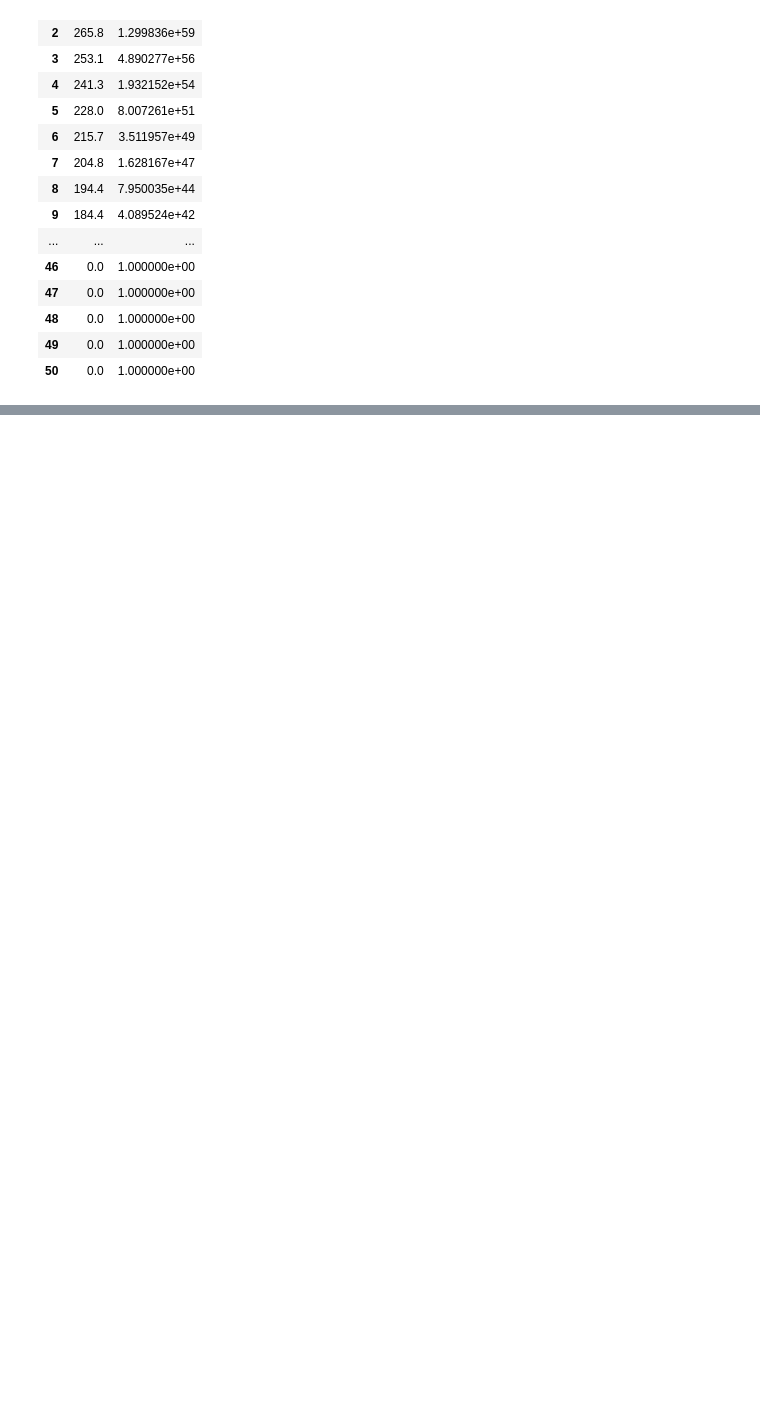
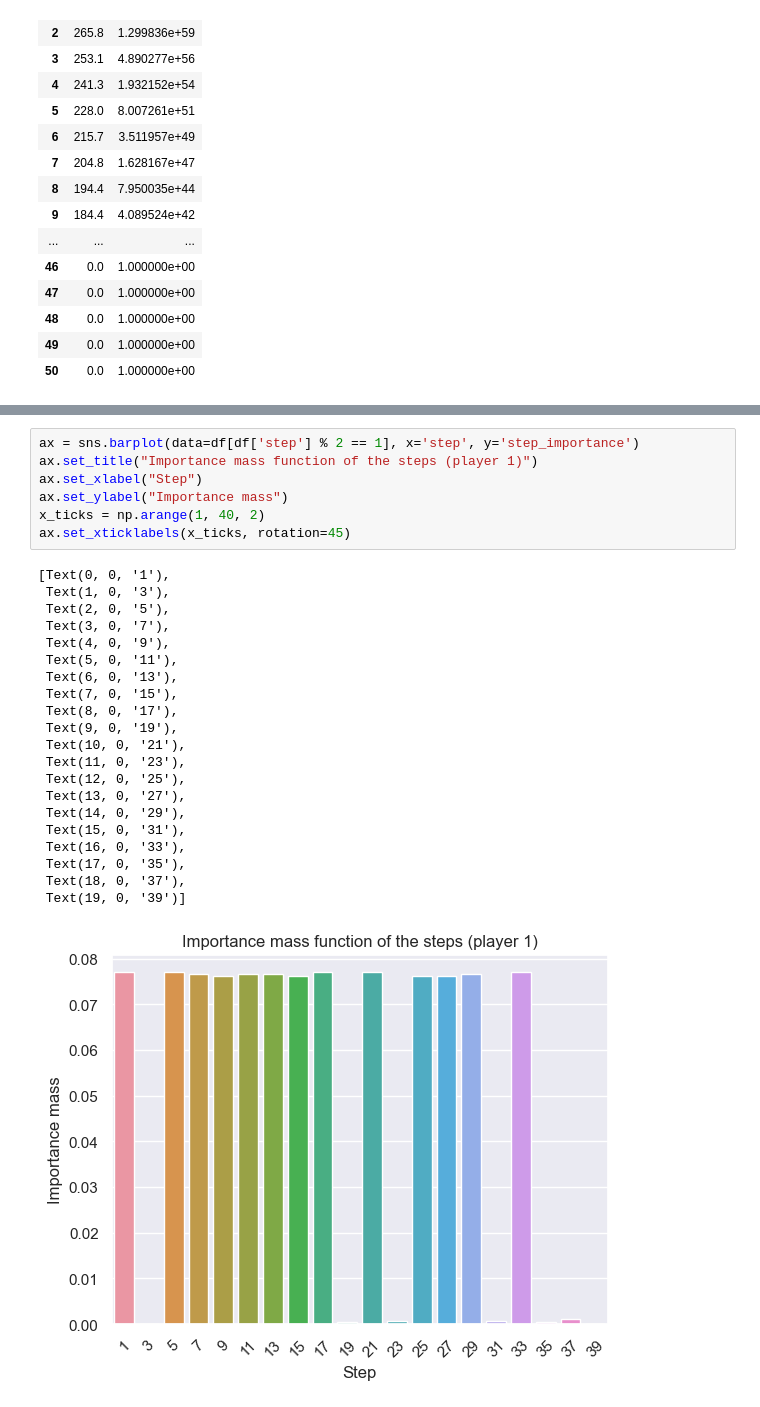
Before and after one commit to StephaneBranly/INF8215-Avalam-AI, a Jupyter notebook: stats/plot_experiments.ipynb, the cells around one changed output, grey strips where cells are left out. Drawn from its saved outputs; the diff is of its cells as text; blank space fills up the shorter version.

```diff
--- a/stats/plot_experiments.ipynb
+++ b/stats/plot_experiments.ipynb
@@ -229,0 +306,29 @@ df_mean
+# %%
+ax = sns.barplot(data=df[df['step'] % 2 == 1], x='step', y='step_importance')
+ax.set_title("Importance mass function of the steps (player 1)")
+ax.set_xlabel("Step")
+ax.set_ylabel("Importance mass")
+x_ticks = np.arange(1, 40, 2)
+ax.set_xticklabels(x_ticks, rotation=45)
+# %% [output]
+[Text(0, 0, '1'),
+ Text(1, 0, '3'),
+ Text(2, 0, '5'),
+ Text(3, 0, '7'),
+ Text(4, 0, '9'),
+ Text(5, 0, '11'),
+ Text(6, 0, '13'),
+ Text(7, 0, '15'),
+ Text(8, 0, '17'),
+ Text(9, 0, '19'),
+ Text(10, 0, '21'),
+ Text(11, 0, '23'),
+ Text(12, 0, '25'),
+ Text(13, 0, '27'),
+ Text(14, 0, '29'),
+ Text(15, 0, '31'),
+ Text(16, 0, '33'),
+ Text(17, 0, '35'),
+ Text(18, 0, '37'),
+ Text(19, 0, '39')]
+[figure, added]
```
Also changed, not shown: parts of 20 cells of this notebook, 3 other files.
